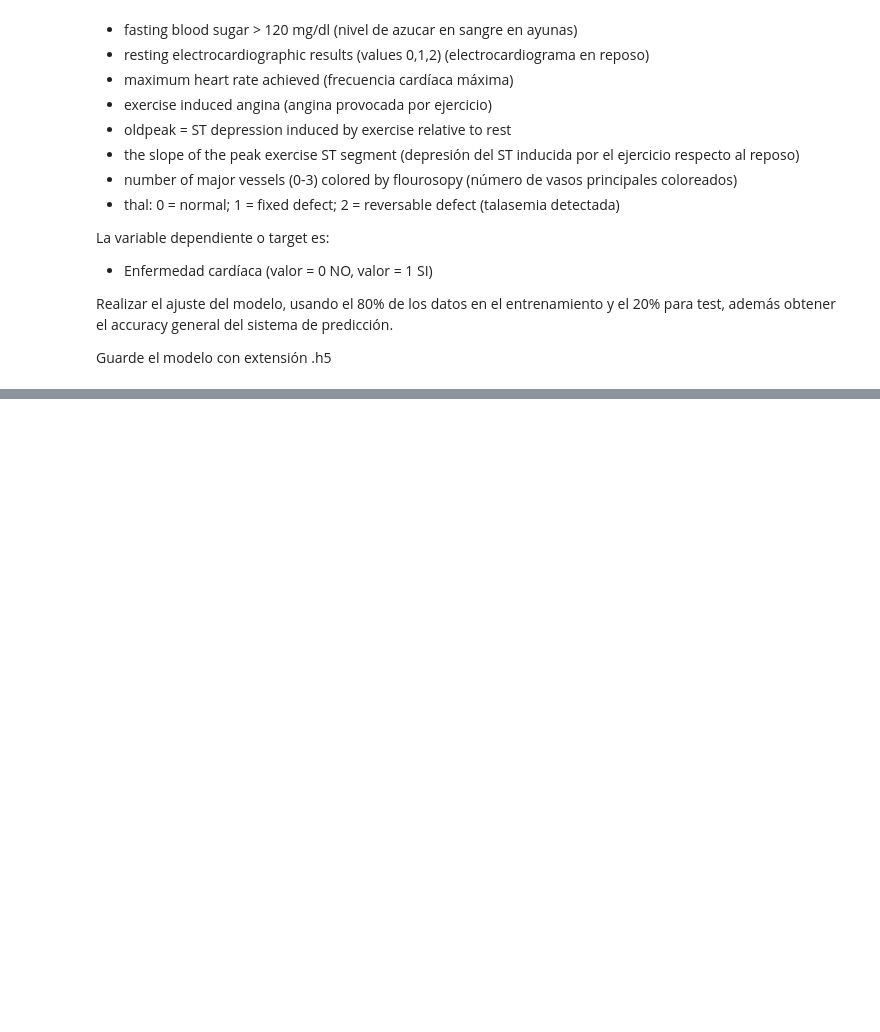
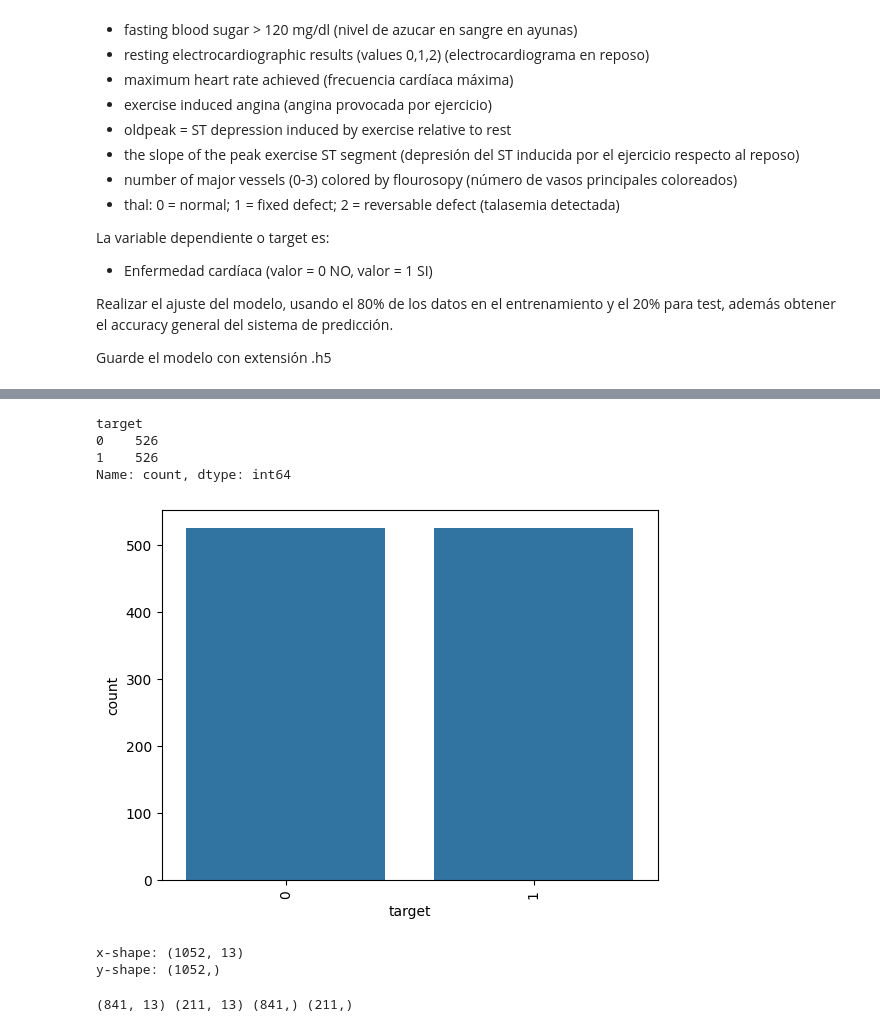
Before and after one commit to c7araquec7/Araque, a Jupyter notebook: Semana3_TallerRedesNeuronales.ipynb, the cells around one changed output, grey strips where cells are left out. Cells and saved outputs as stored; diff of their text form; code cells hidden in the pictures; blank space fills up the shorter version.

```diff
--- a/Semana3_TallerRedesNeuronales.ipynb
+++ b/Semana3_TallerRedesNeuronales.ipynb
@@ -32,0 +112,46 @@ Guarde el modelo con extensión .h5
+# %%
+#remuestrar y colocar todos los valores iguales  teniendo en cuenta que el menor valor ess  10342
+from sklearn.utils import resample
+import pandas as pd
+
+data2 = pd.DataFrame()
+
+n_samples = 526
+
+for i in range(2):  # 0 y 1 como valores de target
+    df_aux = data[data.target == i]  # Filtrar por cada valor de 'target'
+    df_aux = resample(df_aux, n_samples=n_samples, random_state=12)
+
+    data2 = pd.concat([data2, df_aux])
+
+
+print(data2['target'].value_counts())
+# %% [output]
+target
+0    526
+1    526
+Name: count, dtype: int64
+# %%
+sns.countplot(x='target',data=data2)
+plt.xticks(x=data['target'],rotation='vertical')
+plt.show()
+# %% [output]
+[figure, added]
+# %%
+x = data2.drop('target', axis=1)
+y = data2['target']
+x=np.array(x)
+y=np.array(y)
+print('x-shape:',x.shape)
+print('y-shape:',y.shape)
+# %% [output]
+x-shape: (1052, 13)
+y-shape: (1052,)
+# %%
+from sklearn.model_selection import train_test_split
+
+xtrain, xtest, ytrain, ytest = train_test_split(x,y,test_size=0.2,random_state=42)
+
+print(xtrain.shape, xtest.shape, ytrain.shape, ytest.shape)
+# %% [output]
+(841, 13) (211, 13) (841,) (211,)
```
Also changed, not shown: parts of 15 cells of this notebook.
